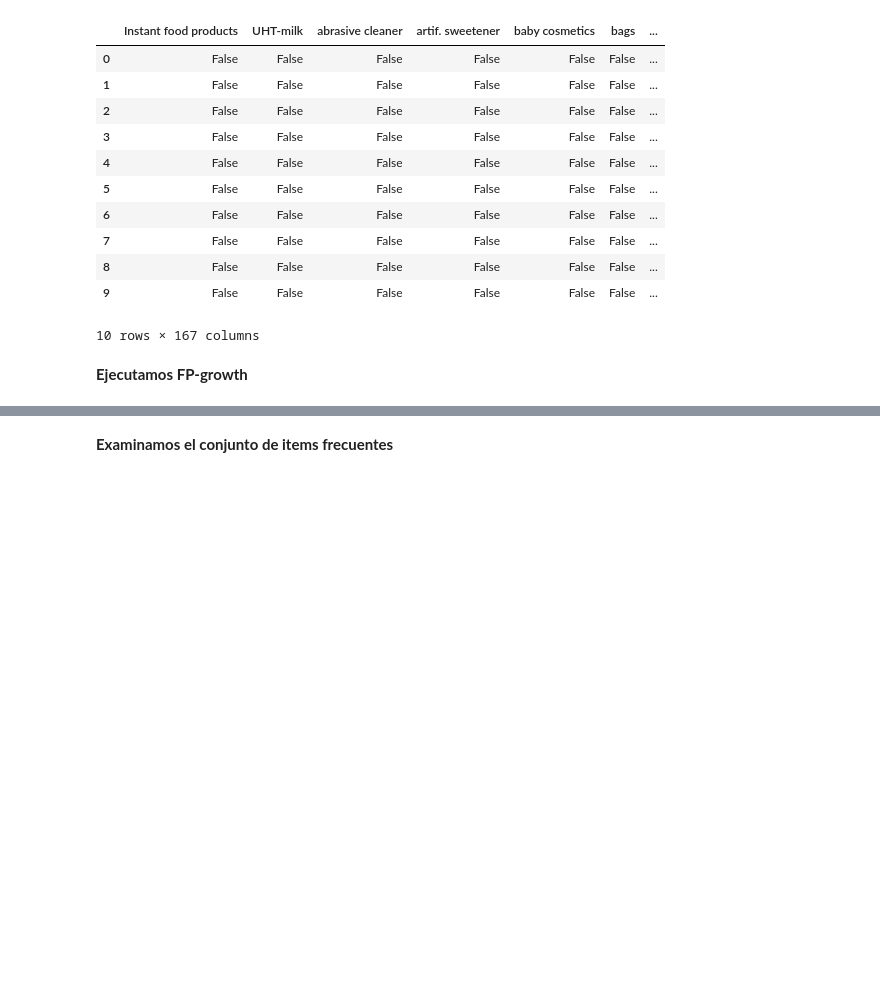
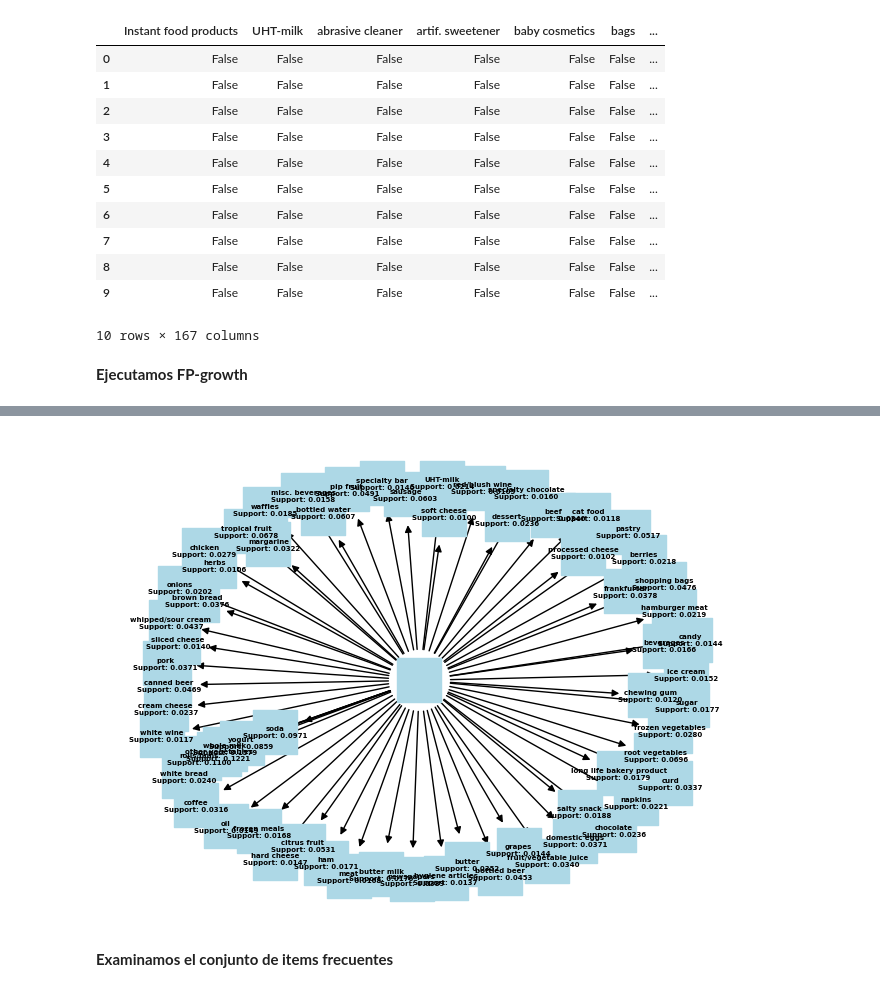
Before and after one commit to marquinamaria/UCB_MDSv4_ML, a Jupyter notebook: ARL_FP_Growth_Algorithm.ipynb, the cells around one changed output, grey strips where cells are left out. Saved outputs shown, nothing was run; the diff lists cells and outputs as text; code cells hidden in the pictures; blank space fills up the shorter version.

```diff
--- a/ARL_FP_Growth_Algorithm.ipynb
+++ b/ARL_FP_Growth_Algorithm.ipynb
@@ -153,3 +158,33 @@ frequent_itemsets.head()
+# %%
+# Create a directed graph
+G = nx.DiGraph()
+
+# Add root node
+G.add_node("Root")
+
+# Add frequent itemsets to the graph
+for _, row in frequent_itemsets.iterrows():
+    support = row['support']
+    itemset = row['itemsets']
+
+    parent = "Root"
+    for item in itemset:
+        if not G.has_node(item):
+            G.add_node(item, label=f"{item}\nSupport: {support:.4f}")
+        G.add_edge(parent, item)
+        parent = item
+
+# Plot the tree-like structure
+pos = nx.spring_layout(G)
+labels = nx.get_node_attributes(G, 'label')
+#nx.draw(G, pos, labels=labels, with_labels=True, font_weight='bold', node_size=3000, node_color='lightblue')
+nx.draw(G, pos, node_shape = "s", labels=labels, with_labels=True, node_size=1000, node_color='lightblue', font_size=5, font_color='black', font_weight='bold')
+edge_labels = nx.get_edge_attributes(G, 'support')
+nx.draw_networkx_edge_labels(G, pos, edge_labels=edge_labels, font_size=8)
+
+plt.show()
+# %% [output]
+[figure, added]
 # %% [markdown]
 **Examinamos el conjunto de items frecuentes**
 # %%
```
Also changed, not shown: parts of 11 cells of this notebook.
